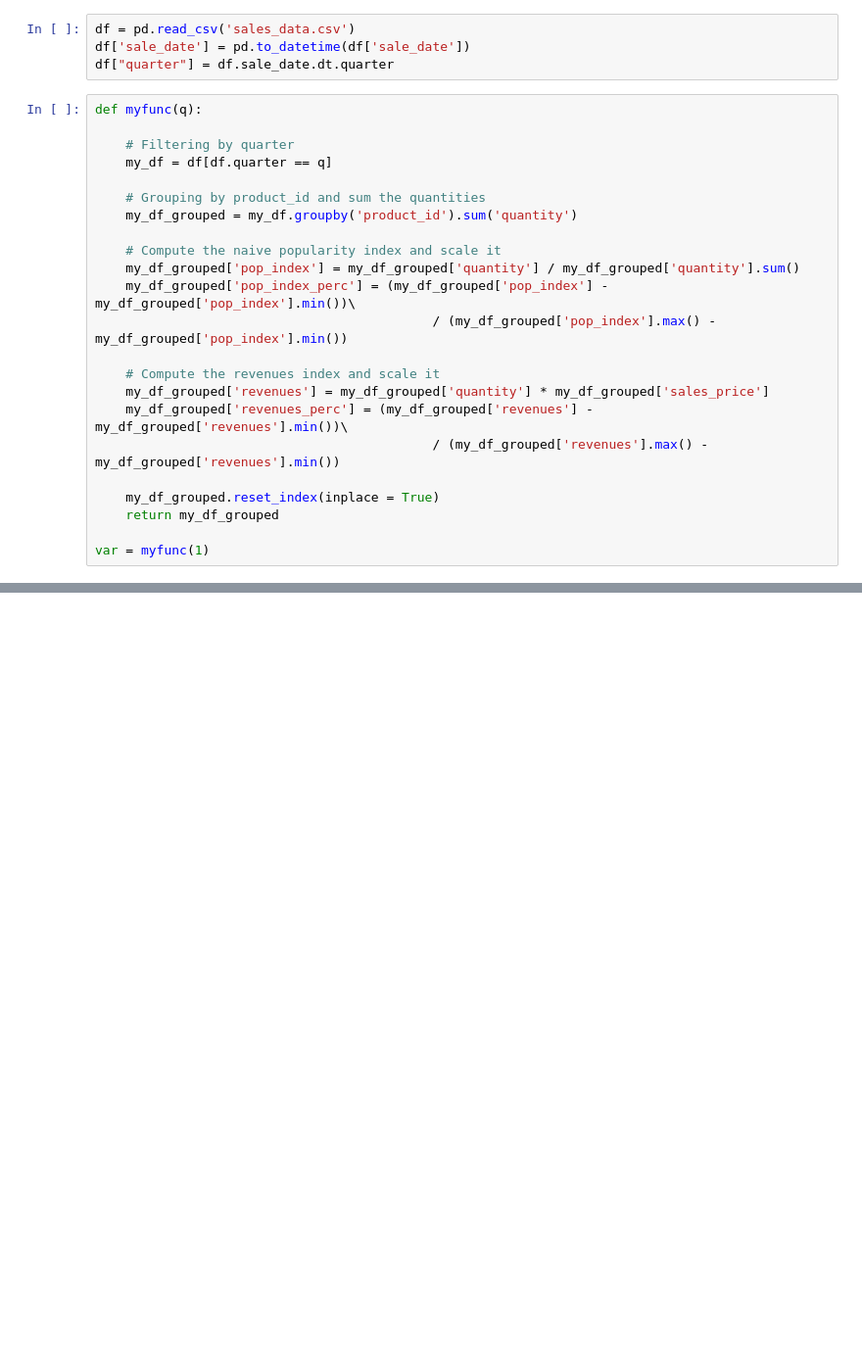
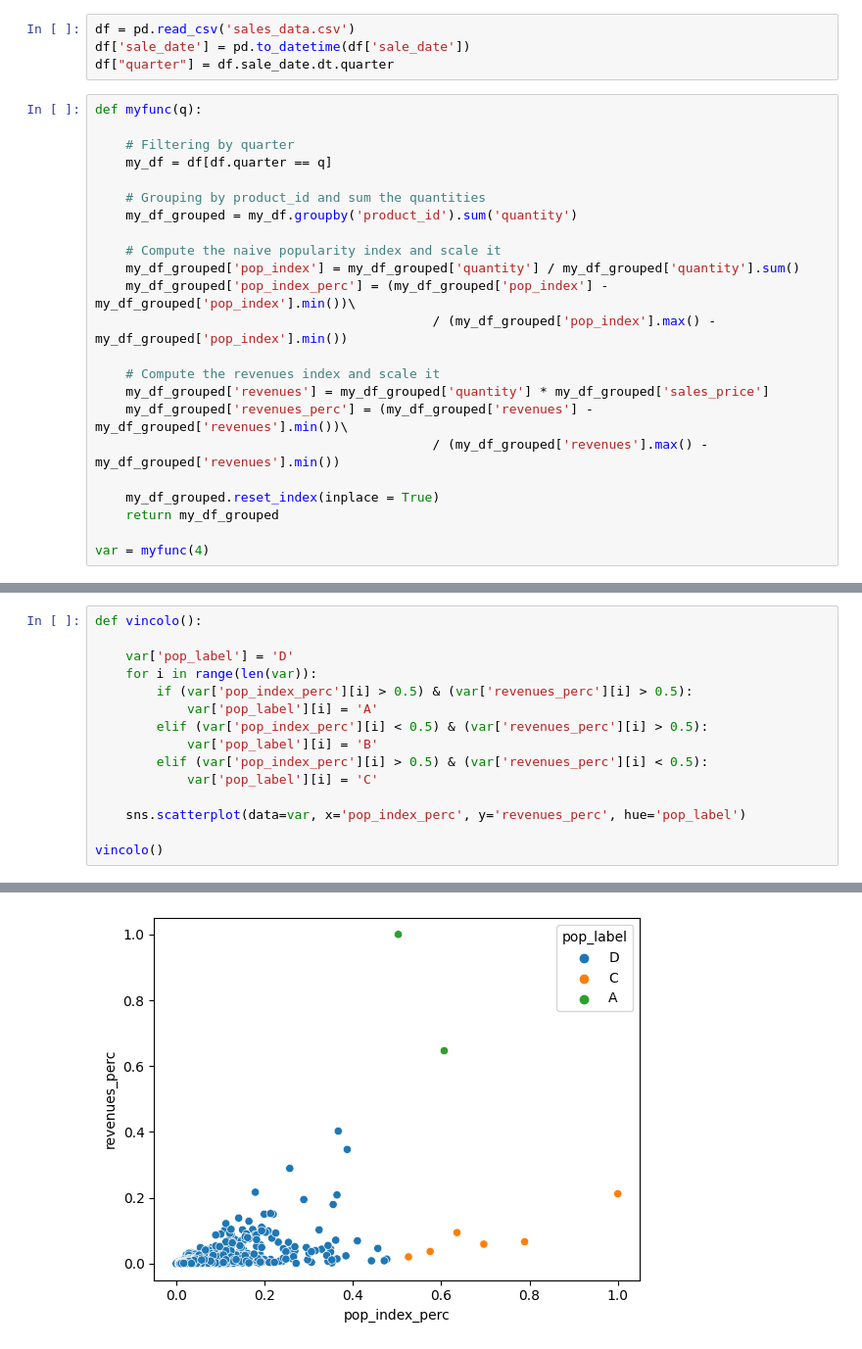
Before and after one commit to vincenzojrs/Alkemy-Spark-Project, a Jupyter notebook: pop_index/task2.ipynb, the cells around one changed output, grey strips where cells are left out. Shown at 98% size. Drawn from its saved outputs; the diff is of its cells as text; blank space fills up the shorter version.

```diff
--- a/pop_index/task2.ipynb
+++ b/pop_index/task2.ipynb
@@ -28,7 +29,7 @@ def myfunc(q):
     my_df_grouped.reset_index(inplace = True)
     return my_df_grouped
 
-var = myfunc(1)
+var = myfunc(4)
 # %%
 def ABC(X):
     top_ten = list(var[var['pop_index_perc'] > X].product_id.unique().tolist())
@@ -63,0 +41,16 @@ vincolo()
+# %%
+def vincolo():
+
+    var['pop_label'] = 'D'
+    for i in range(len(var)):
+        if (var['pop_index_perc'][i] > 0.5) & (var['revenues_perc'][i] > 0.5):
+            var['pop_label'][i] = 'A'
+        elif (var['pop_index_perc'][i] < 0.5) & (var['revenues_perc'][i] > 0.5):
+            var['pop_label'][i] = 'B'
+        elif (var['pop_index_perc'][i] > 0.5) & (var['revenues_perc'][i] < 0.5):
+            var['pop_label'][i] = 'C'
+
+    sns.scatterplot(data=var, x='pop_index_perc', y='revenues_perc', hue='pop_label')
+
+vincolo()
+# %% [output]
@@ -63,0 +64 @@ vincolo()
+[figure, added]
```
Also changed, not shown: parts of 4 cells of this notebook.
